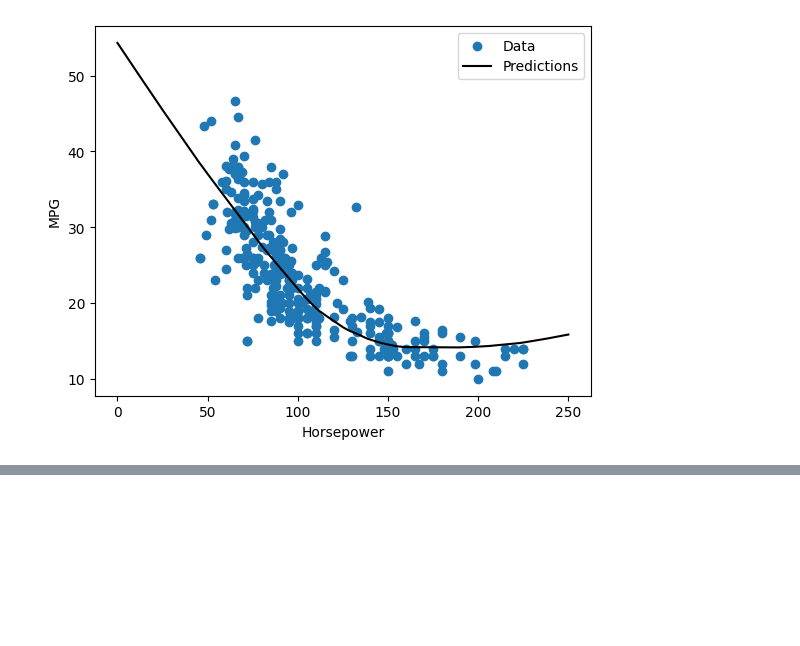
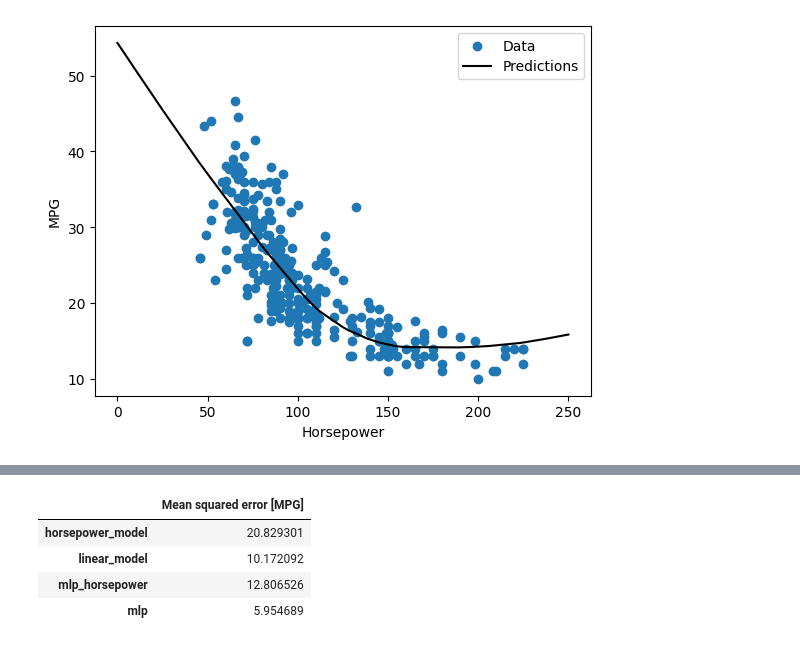
Before and after one commit to classroom-fundamentos-de-analitica/taller-presencial-11-regresion-basica-mtellezm, a Jupyter notebook: notebook.ipynb, the cells around one changed output, grey strips where cells are left out. Cells and saved outputs as stored; diff of their text form; code cells hidden in the pictures; blank space fills up the shorter version.

```diff
--- a/notebook.ipynb
+++ b/notebook.ipynb
@@ -365,3 +365,12 @@ y = mlp_horsepower.predict(scaled_x)
 plot_horsepower(x, y)
 # %% [output]
 [figure]
+# %%
+y_pred = mlp_horsepower.predict(standarized_test_horsepower)
+
+test_results["mlp_horsepower"] = mean_squared_error(
+    y_true=test_labels,
+    y_pred=y_pred,
+)
+
+test_results
@@ -367,0 +410,16 @@ plot_horsepower(x, y)
+# %%
+test_results["mlp"] = mean_squared_error(
+    y_true=test_labels,
+    y_pred=test_predictions,
+)
+# %%
+#
+# Comparación de los modelos
+#
+pd.DataFrame(test_results, index=["Mean squared error [MPG]"]).T
+# %% [output]
+|  | Mean squared error [MPG] |
+| horsepower_model | 20.829301 |
+| linear_model | 10.172092 |
+| mlp_horsepower | 12.806526 |
+| mlp | 5.954689 |
```
Also changed, not shown: parts of 3 cells of this notebook.
